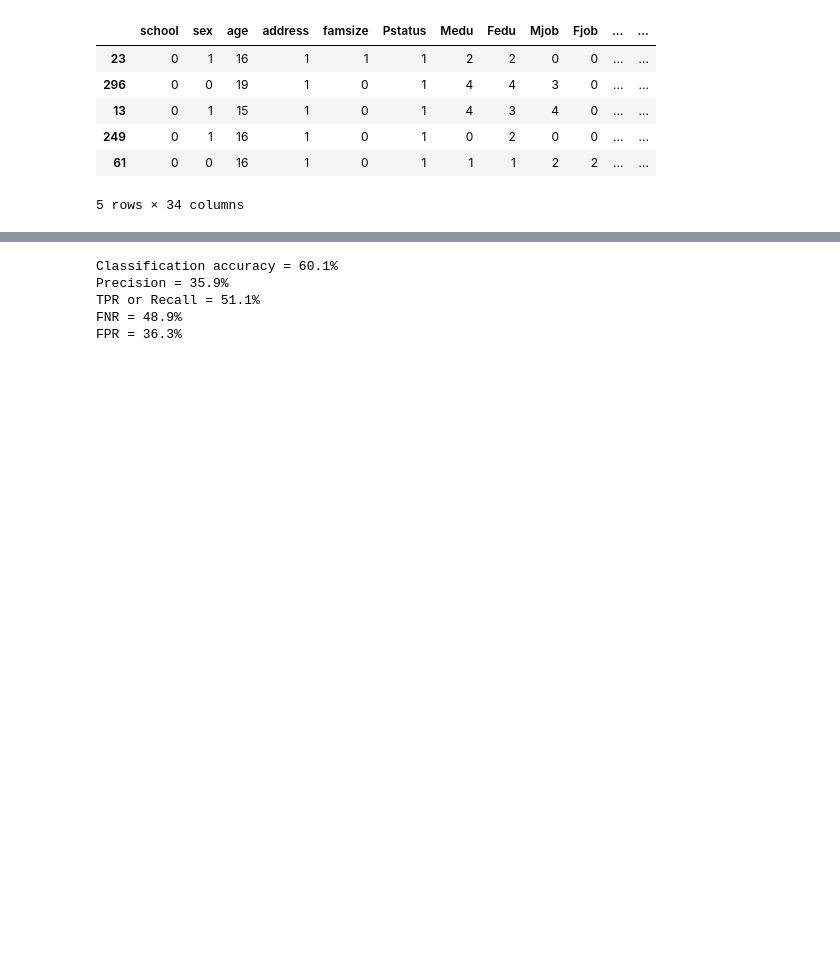
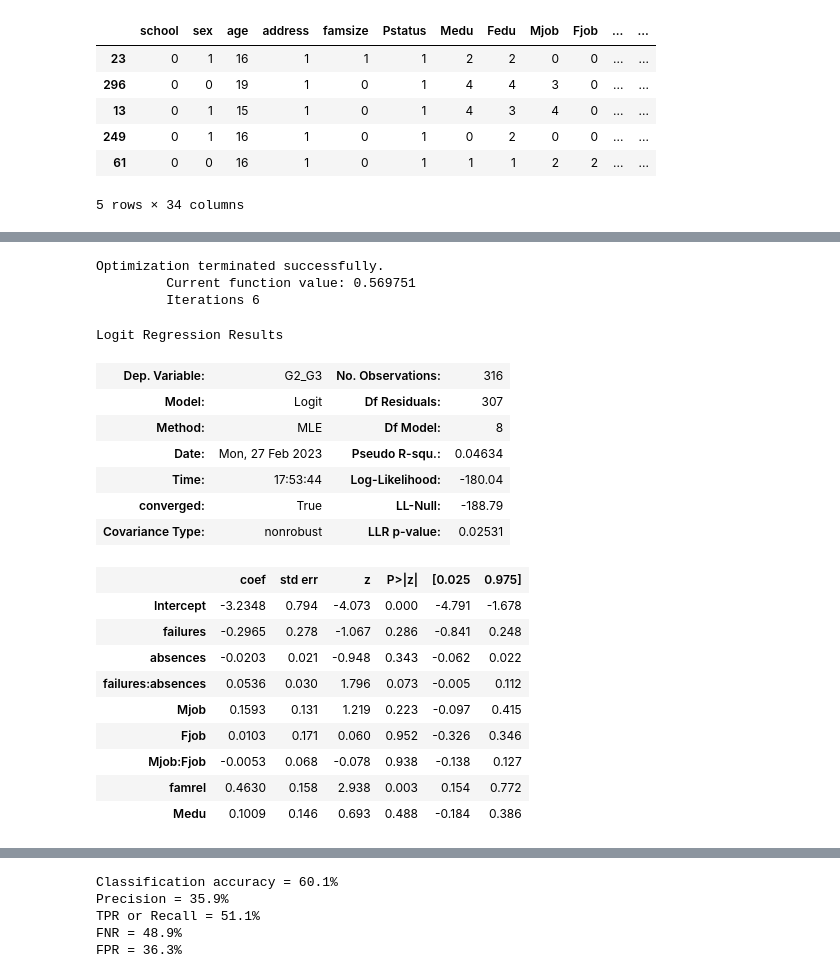
Before and after one commit to zshi719/student_grade_prediction, a Jupyter notebook: grade_model.ipynb, the cells around one changed output, grey strips where cells are left out. Drawn from its saved outputs; the diff is of its cells as text; code cells hidden in the pictures; blank space fills up the shorter version.

```diff
--- a/grade_model.ipynb
+++ b/grade_model.ipynb
@@ -1008,0 +1039,25 @@ train.head()
+# %%
+pro_model4444 = smf.logit(formula = 'G2_G3 ~ failures * absences+ Mjob * Fjob + famrel + Medu', data = train).fit()
+pro_model4444.summary()
+# %% [output]
+Optimization terminated successfully.
+         Current function value: 0.569751
+         Iterations 6
+Logit Regression Results
+| Dep. Variable: | G2_G3 | No. Observations: | 316 |
+| Model: | Logit | Df Residuals: | 307 |
+| Method: | MLE | Df Model: | 8 |
+| Date: | Mon, 27 Feb 2023 | Pseudo R-squ.: | 0.04634 |
+| Time: | 17:53:44 | Log-Likelihood: | -180.04 |
+| converged: | True | LL-Null: | -188.79 |
+| Covariance Type: | nonrobust | LLR p-value: | 0.02531 |
+|  | coef | std err | z | P>|z| | [0.025 | 0.975] |
+| Intercept | -3.2348 | 0.794 | -4.073 | 0.000 | -4.791 | -1.678 |
+| failures | -0.2965 | 0.278 | -1.067 | 0.286 | -0.841 | 0.248 |
+| absences | -0.0203 | 0.021 | -0.948 | 0.343 | -0.062 | 0.022 |
+| failures:absences | 0.0536 | 0.030 | 1.796 | 0.073 | -0.005 | 0.112 |
+| Mjob | 0.1593 | 0.131 | 1.219 | 0.223 | -0.097 | 0.415 |
+| Fjob | 0.0103 | 0.171 | 0.060 | 0.952 | -0.326 | 0.346 |
+| Mjob:Fjob | -0.0053 | 0.068 | -0.078 | 0.938 | -0.138 | 0.127 |
+| famrel | 0.4630 | 0.158 | 2.938 | 0.003 | 0.154 | 0.772 |
+| Medu | 0.1009 | 0.146 | 0.693 | 0.488 | -0.184 | 0.386 |
```
Also changed, not shown: parts of 22 cells of this notebook.
